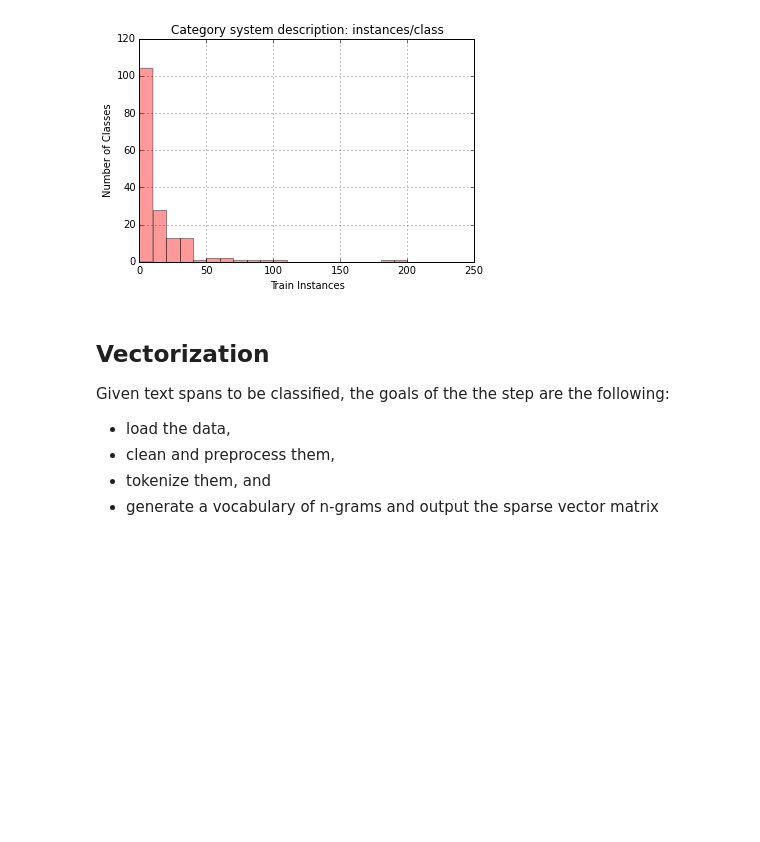
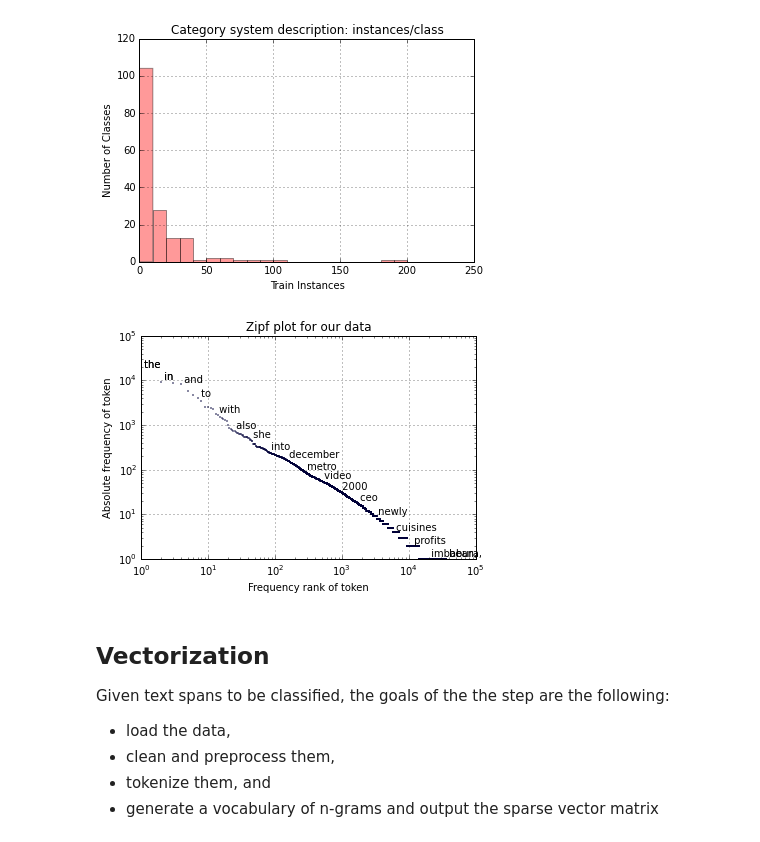
Before and after one commit to balikasg/GrenobleDataScienceMeetup, a Jupyter notebook: GrenobleMeetUpTutorial.ipynb, the cells around one changed output. Saved outputs shown, nothing was run; the diff lists cells and outputs as text; code cells hidden in the pictures; blank space fills up the shorter version.

Commit message:
added zipf

```diff
--- a/GrenobleMeetUpTutorial.ipynb
+++ b/GrenobleMeetUpTutorial.ipynb
@@ -40,6 +41,25 @@ Average length of docs.: 95.105840708
 Different classes: 170
 <matplotlib.text.Text at 0x...>
 [figure]
+# %%
+import math
+tokens_with_count = Counter([y.lower() for x in raw_data for y in x.split()])
+counts = np.array(tokens_with_count.values())
+tokens = tokens_with_count.keys()
+ranks = np.arange(1, len(counts)+1)
+indices = np.argsort(-counts)
+frequencies = counts[indices]
+plt.plot(ranks, frequencies, 'o', markersize=0.9)
+plt.yscale('log')
+plt.xscale('log')
+plt.title("Zipf plot for our data")
+plt.xlabel("Frequency rank of token")
+plt.ylabel("Absolute frequency of token")
+plt.grid()
+for n in list(np.logspace(-0.5, math.log10(len(counts)-1), 20).astype(int)):
+    dummy = plt.text(ranks[n], frequencies[n], " " + tokens[indices[n]],   verticalalignment="bottom", horizontalalignment="left")
+# %% [output]
+[figure, added]
 # %% [markdown]
 ## Vectorization
 Given text spans to be classified, the goals of the the step are the following:
```
Also changed, not shown: parts of 1 cell of this notebook.
